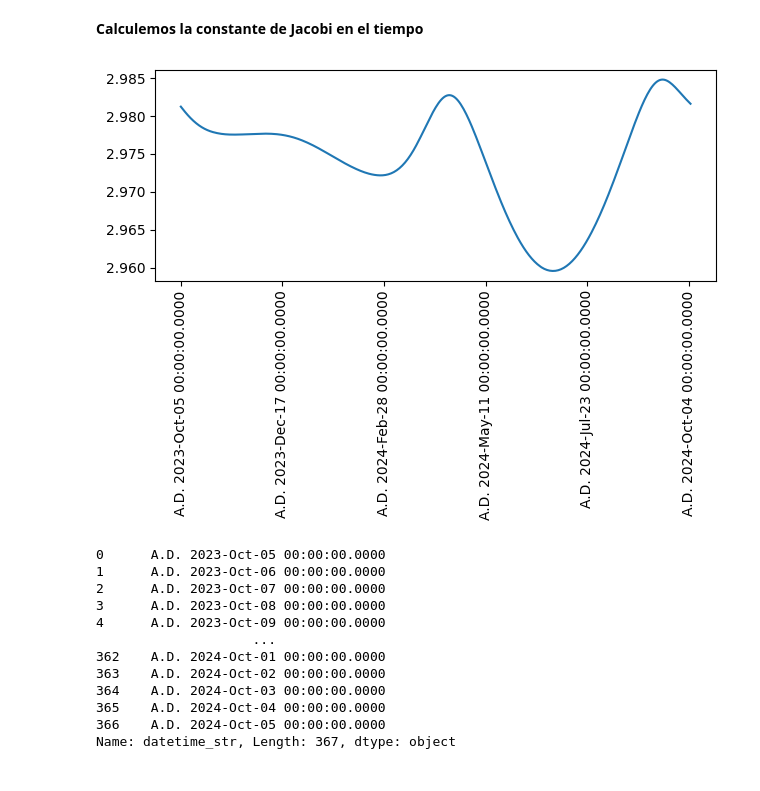
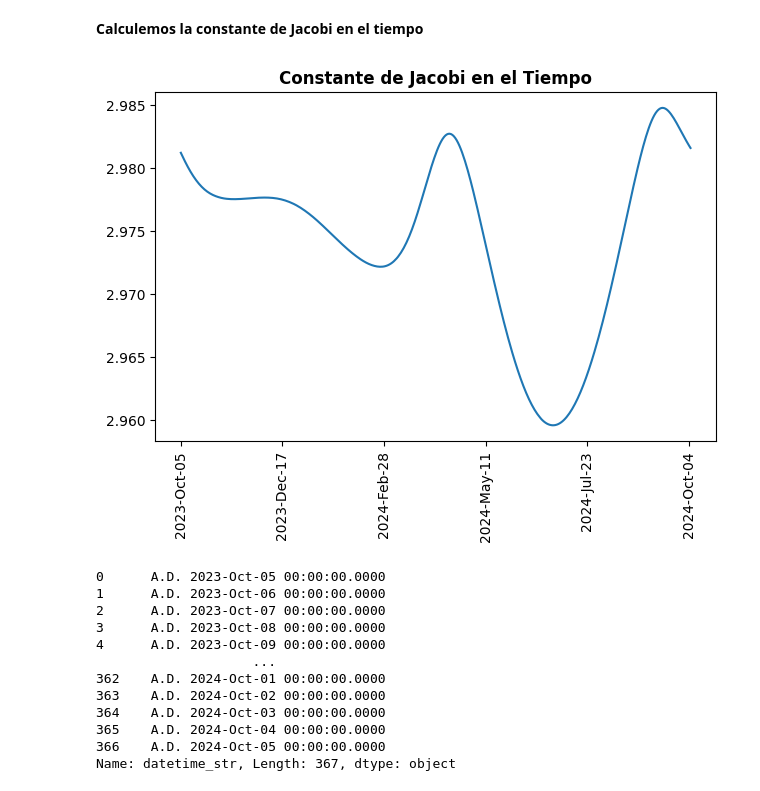
Before and after one commit to andromedalactea/celestial_mechanics, a Jupyter notebook: scripts/Quices/MC_Cuaderno_MovimientoSistemaRotante.ipynb, the cells around one changed output. Drawn from its saved outputs; the diff is of its cells as text; code cells hidden in the pictures.

```diff
--- a/scripts/Quices/MC_Cuaderno_MovimientoSistemaRotante.ipynb
+++ b/scripts/Quices/MC_Cuaderno_MovimientoSistemaRotante.ipynb
@@ -128,32 +129,33 @@ fig.write_html("trayectorias_planetas.html")
 # %% [markdown]
 **Calculemos la constante de Jacobi en el tiempo**
 # %%
-import numpy as np
-import matplotlib.pyplot as plt
-
 # Primero obtengamos r1 y r2
 r1 = np.linalg.norm(rjwst - rsun, axis=1)
 r2 = np.linalg.norm(rjwst - rearth, axis=1)
 
 # Hallemos la magnitud de la velocidad en el sistema de rotacion del JWST
 vjwst_rot_magnitude = np.linalg.norm(vjwst_rot, axis=1)
 
 # Ahora para la constante de Jacobi
 C_j = (2 * (mu1/r1 + mu2/r2) +
        omega**2 * (rjwst_rot[:, 0]**2 + rjwst_rot[:, 1]**2) -
        vjwst_rot_magnitude)
 
+# Convertir las fechas en formato "A.D. 2023-Oct-05 00:00:00.0000" a "2023-Oct-05"
+dates = [datetime.strptime(date, "A.D. %Y-%b-%d %H:%M:%S.%f").strftime("%Y-%b-%d") for date in jwst['datetime_str']]
+
 # Para visualizar
-plt.plot(np.array(jwst['datetime_str']), C_j)
+plt.plot(dates, C_j)
 
 # Ajustes en el gráfico
 locs, labels = plt.xticks()  # obtener ubicaciones y etiquetas actuales
 plt.xticks(locs[::len(locs)//5], rotation=90)  # usar solo 6 etiquetas y rotar 90°
 
 plt.tight_layout()  # para asegurarnos que las etiquetas no se corten
+plt.title('Constante de Jacobi en el Tiempo',fontweight='bold')
 plt.show()
 # %% [output]
-[figure, old version]
+[figure, new version]
 # %%
 jwst['datetime_str']
 # %% [output]
```
Also changed, not shown: parts of 1 cell of this notebook.
